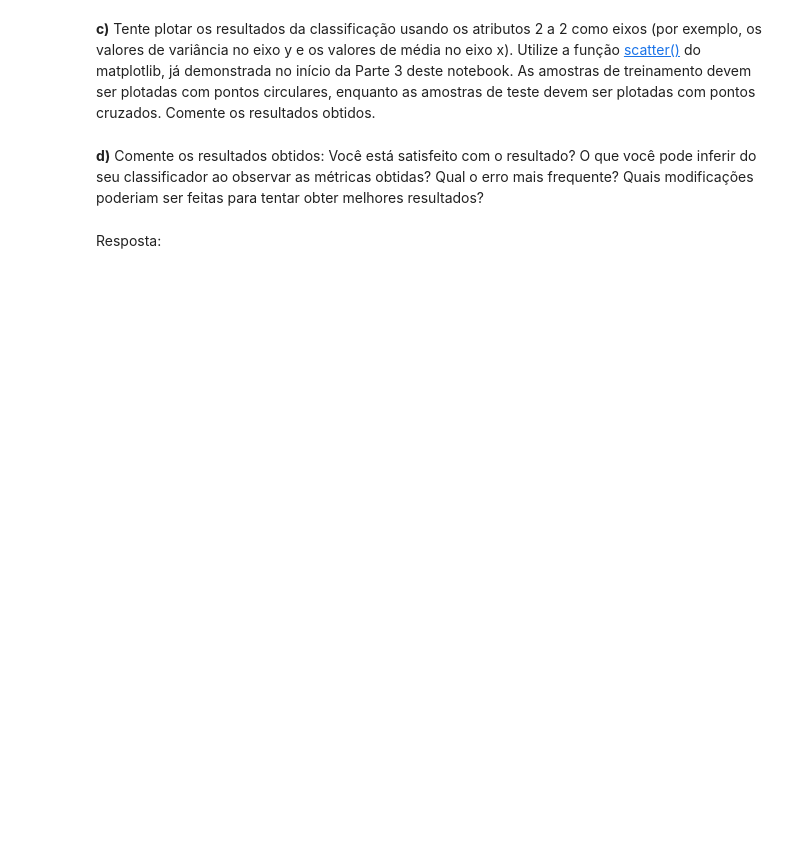
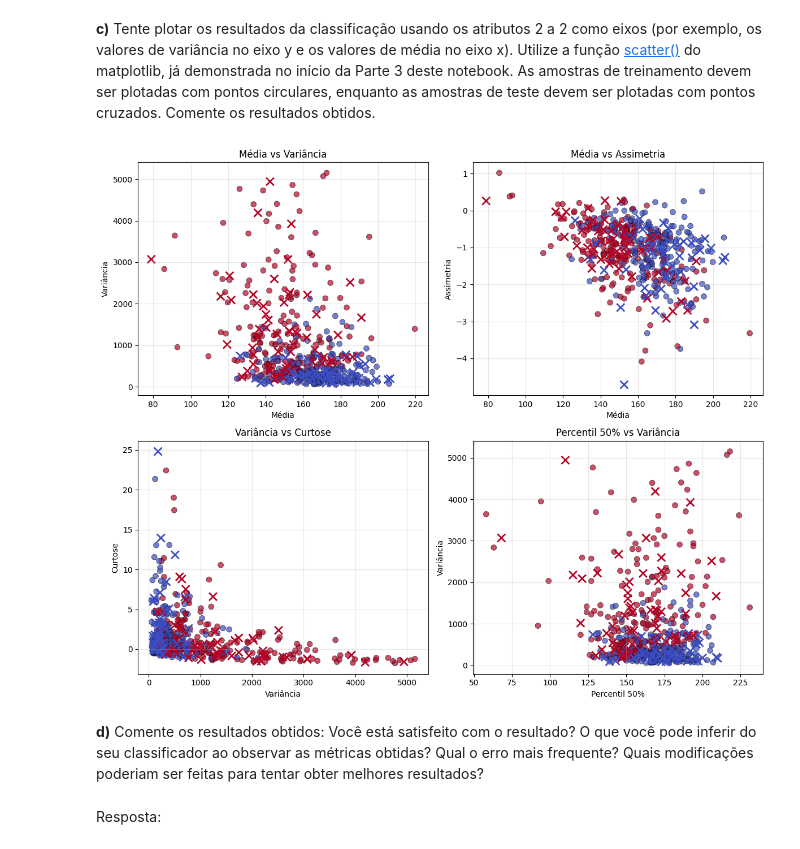
Before and after one commit to UNICAMP-EA979/2026s1-pi02-histogramas-knn-Tithi8, a Jupyter notebook: Atividade.ipynb, the cells around one changed output. Cells and saved outputs as stored; diff of their text form; code cells hidden in the pictures; blank space fills up the shorter version.

```diff
--- a/Atividade.ipynb
+++ b/Atividade.ipynb
@@ -490,3 +531,52 @@ Utilize os conjuntos de dados criados anteriormente para obter os vetores de atr
+# %%
+# Nomes descritivos dos atributos
+feature_names = ['Média', 'Variância', 'Assimetria', 'Curtose',
+                 'Percentil 1%', 'Percentil 10%', 'Percentil 50%',
+                 'Percentil 90%', 'Percentil 99%']
+
+# Plotando pares de atributos (2 a 2)
+fig, axs = plt.subplots(2, 2, figsize=(12, 10))
+
+# Plot 1: Média vs Variância
+ax = axs[0, 0]
+ax.scatter(train_features[:, 0], train_features[:, 1], c=labels_train, cmap='coolwarm', alpha=0.7, s=50, edgecolors='black', linewidth=0.5)
+ax.scatter(test_features[:, 0], test_features[:, 1], marker='x', c=Y_test_pred, cmap='coolwarm', s=100, linewidth=2)
+ax.set_xlabel(feature_names[0])
+ax.set_ylabel(feature_names[1])
+ax.set_title('Média vs Variância')
+ax.grid(True, alpha=0.3)
+
+# Plot 2: Média vs Assimetria
+ax = axs[0, 1]
+ax.scatter(train_features[:, 0], train_features[:, 2], c=labels_train, cmap='coolwarm', alpha=0.7, s=50, edgecolors='black', linewidth=0.5)
+ax.scatter(test_features[:, 0], test_features[:, 2], marker='x', c=Y_test_pred, cmap='coolwarm', s=100, linewidth=2)
+ax.set_xlabel(feature_names[0])
+ax.set_ylabel(feature_names[2])
+ax.set_title('Média vs Assimetria')
+ax.grid(True, alpha=0.3)
+
+# Plot 3: Variância vs Curtose
+ax = axs[1, 0]
+ax.scatter(train_features[:, 1], train_features[:, 3], c=labels_train, cmap='coolwarm', alpha=0.7, s=50, edgecolors='black', linewidth=0.5)
+ax.scatter(test_features[:, 1], test_features[:, 3], marker='x', c=Y_test_pred, cmap='coolwarm', s=100, linewidth=2)
+ax.set_xlabel(feature_names[1])
+ax.set_ylabel(feature_names[3])
+ax.set_title('Variância vs Curtose')
+ax.grid(True, alpha=0.3)
+
+# Plot 4: Percentil 50% vs Variância
+ax = axs[1, 1]
+ax.scatter(train_features[:, 6], train_features[:, 1], c=labels_train, cmap='coolwarm', alpha=0.7, s=50, edgecolors='black', linewidth=0.5, label='Treino (real)')
+ax.scatter(test_features[:, 6], test_features[:, 1], marker='x', c=Y_test_pred, cmap='coolwarm', s=100, linewidth=2, label='Teste (predito)')
+ax.set_xlabel(feature_names[6])
+ax.set_ylabel(feature_names[1])
+ax.set_title('Percentil 50% vs Variância')
+ax.grid(True, alpha=0.3)
+
+plt.tight_layout()
+plt.show()
+# %% [output]
+[figure, added]
 # %% [markdown]
 **d)** Comente os resultados obtidos: Você está satisfeito com o resultado? O que você pode inferir do seu classificador ao observar as métricas obtidas? Qual o erro mais frequente? Quais modificações poderiam ser feitas para tentar obter melhores resultados?
 # %% [markdown]
```
Also changed, not shown: parts of 11 cells of this notebook.
